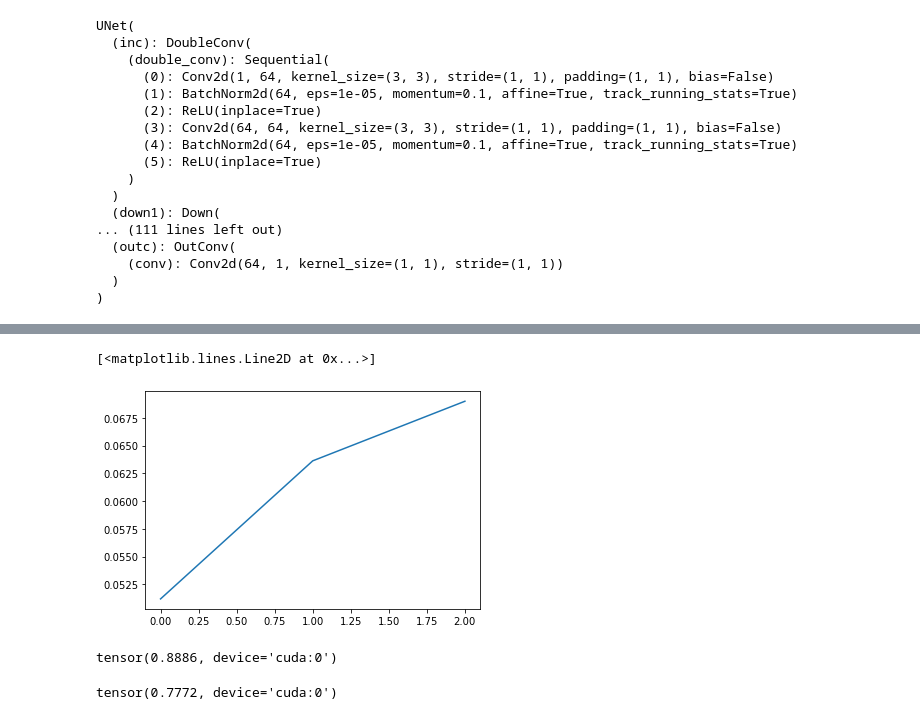
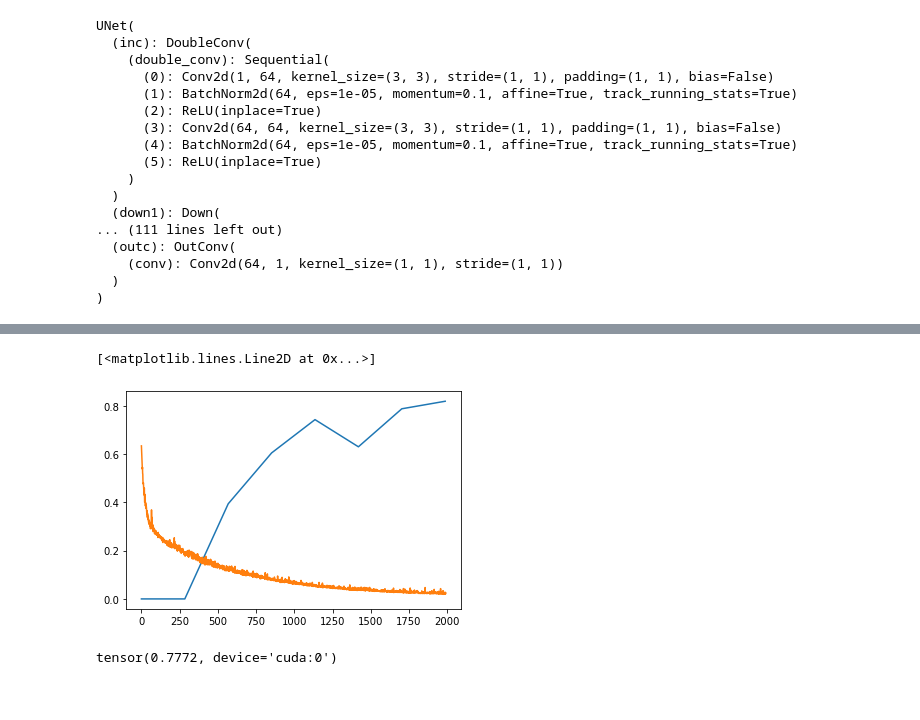
Before and after one commit to nissmar/Learning-Active-Contour, a Jupyter notebook: active.ipynb, the cells around one changed output, grey strips where cells are left out. Saved outputs shown, nothing was run; the diff lists cells and outputs as text; code cells hidden in the pictures.

```diff
--- a/active.ipynb
+++ b/active.ipynb
@@ -46,10 +47,18 @@ UNet(
 # %%
 optimizer = optim.Adam(
     model.parameters(),
-    lr=2*10**-6
+    lr=10**-4
 )
+# %%
+def CE_loss(y_pred, y_true):
+    eps = 10**-6
+    loss = y_true*torch.log(y_pred*(1-eps)+eps) + (1-y_true)*torch.log((1-y_pred)*(1-eps)+eps)
+    return -loss.mean()
+
+def MSE_loss(y_pred, y_true):
+    return ((output-target)**2).mean()
 # %%
-def train(model, optimizer, epoch, loader):
+def train(model, optimizer, epoch, loader, loss_func, sigmoid=False):
     model.train()
     losses=[]
 
@@ -58,12 +67,11 @@ def train(model, optimizer, epoch, loader):
             data, target = data.cuda(), target.cuda()
         optimizer.zero_grad()
         output = model(data)
-        loss = Active_Contour_Loss(output, target)
-        #loss = ((output-target)**2).mean()
-        #loss = 1 - dice(output, target)
+        if sigmoid:
+            output = torch.sigmoid(output)
+        loss = loss_func(output, target)
         loss.backward()
         optimizer.step()
-
         losses.append(loss.item())
         if batch_idx%20==0:
             print(
@@ -81,14 +89,15 @@ def train(model, optimizer, epoch, loader):
 def dice(a,b):
     return 2*(a*b).sum()/(a+b).sum()
 
-def evaluate(model, loader):
+def evaluate(model, loader, sigmoid=False):
     model.eval()
     dice_sum = 0
     dice_ind = 0
     for batch_idx, (data, target) in enumerate(tqdm(loader)):
         if device=="cuda":
             data, target = data.cuda(), target.cuda()
-        output = (model(data)>0.5)*1.0
+
+        output = (torch.sigmoid(model(data))>0.5)*1.0 if sigmoid else (model(data)>0.5)*1.0
         dice_sum += dice(output, target)
         dice_ind += 1
 
@@ -98,7 +108,6 @@ losses= []
 # %%
-evalu = []
-for i in range(6):
-    losses += train(model, optimizer, i, train_loader)
-    evalu.append(evaluate(model, val_loader))
+for i in range(8):
+    losses += train(model, optimizer, i, train_loader, CE_loss, True)
+    evalu.append(evaluate(model, val_loader, True))
     print(evalu)
 # %% [output]
@@ -127,10 +226,7 @@ KeyboardInterrupt:
-# %%
-plt.plot(evalu)
-# %% [output]
-[<matplotlib.lines.Line2D at 0x...>]
-[figure, removed]
-# %%
-max(evalu)
-# %% [output]
-tensor(0.8886, device='cuda:0')
+# %%
+plt.plot(np.linspace(0,1242/5*len(evalu),len(evalu)), evalu)
+plt.plot(losses)
+# %% [output]
+[<matplotlib.lines.Line2D at 0x...>]
+[figure, added]
 # %%
```
Also changed, not shown: parts of 9 cells of this notebook, 20 other files.
